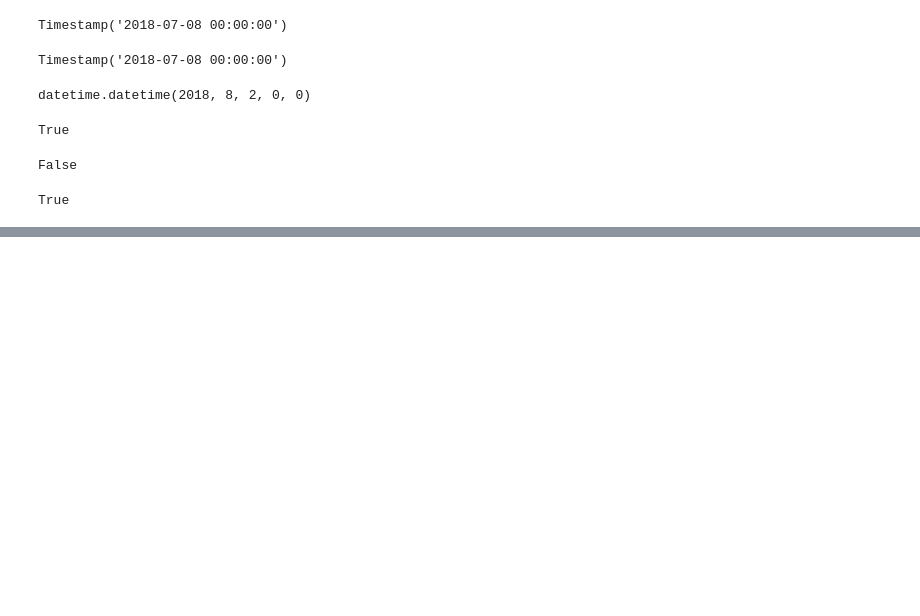
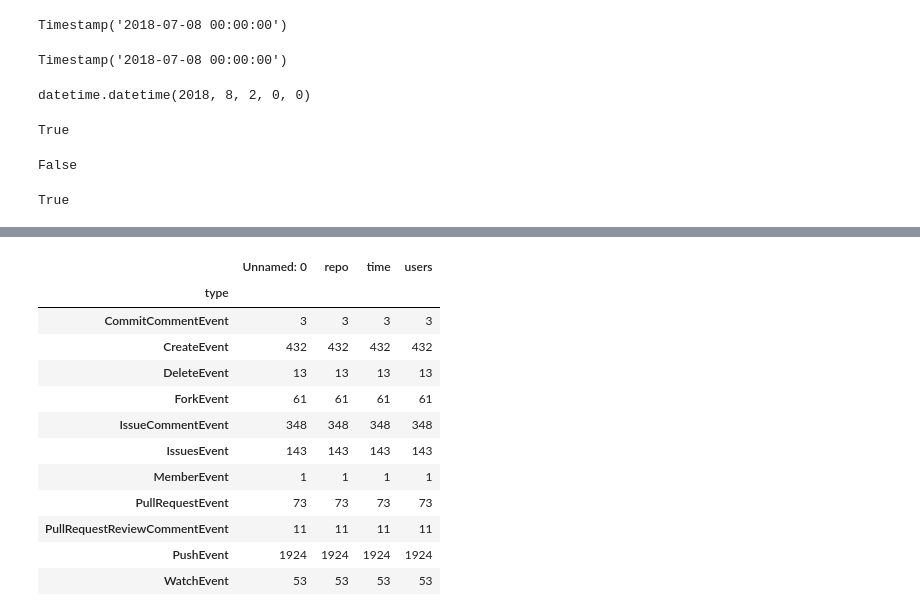
Before and after one commit to hupili/github-activies, a Jupyter notebook: leaderboard.ipynb, the cells around one changed output, grey strips where cells are left out. Cells and saved outputs as stored; diff of their text form; code cells hidden in the pictures; blank space fills up the shorter version.

```diff
--- a/leaderboard.ipynb
+++ b/leaderboard.ipynb
@@ -302,0 +344,16 @@ True
+# %%
+df_details.pivot_table(index='type', aggfunc='count')
+# %% [output]
+|  | Unnamed: 0 | repo | time | users |
+| type |  |  |  |  |
+| CommitCommentEvent | 3 | 3 | 3 | 3 |
+| CreateEvent | 432 | 432 | 432 | 432 |
+| DeleteEvent | 13 | 13 | 13 | 13 |
+| ForkEvent | 61 | 61 | 61 | 61 |
+| IssueCommentEvent | 348 | 348 | 348 | 348 |
+| IssuesEvent | 143 | 143 | 143 | 143 |
+| MemberEvent | 1 | 1 | 1 | 1 |
+| PullRequestEvent | 73 | 73 | 73 | 73 |
+| PullRequestReviewCommentEvent | 11 | 11 | 11 | 11 |
+| PushEvent | 1924 | 1924 | 1924 | 1924 |
+| WatchEvent | 53 | 53 | 53 | 53 |
```
Also changed, not shown: parts of 13 cells of this notebook.
